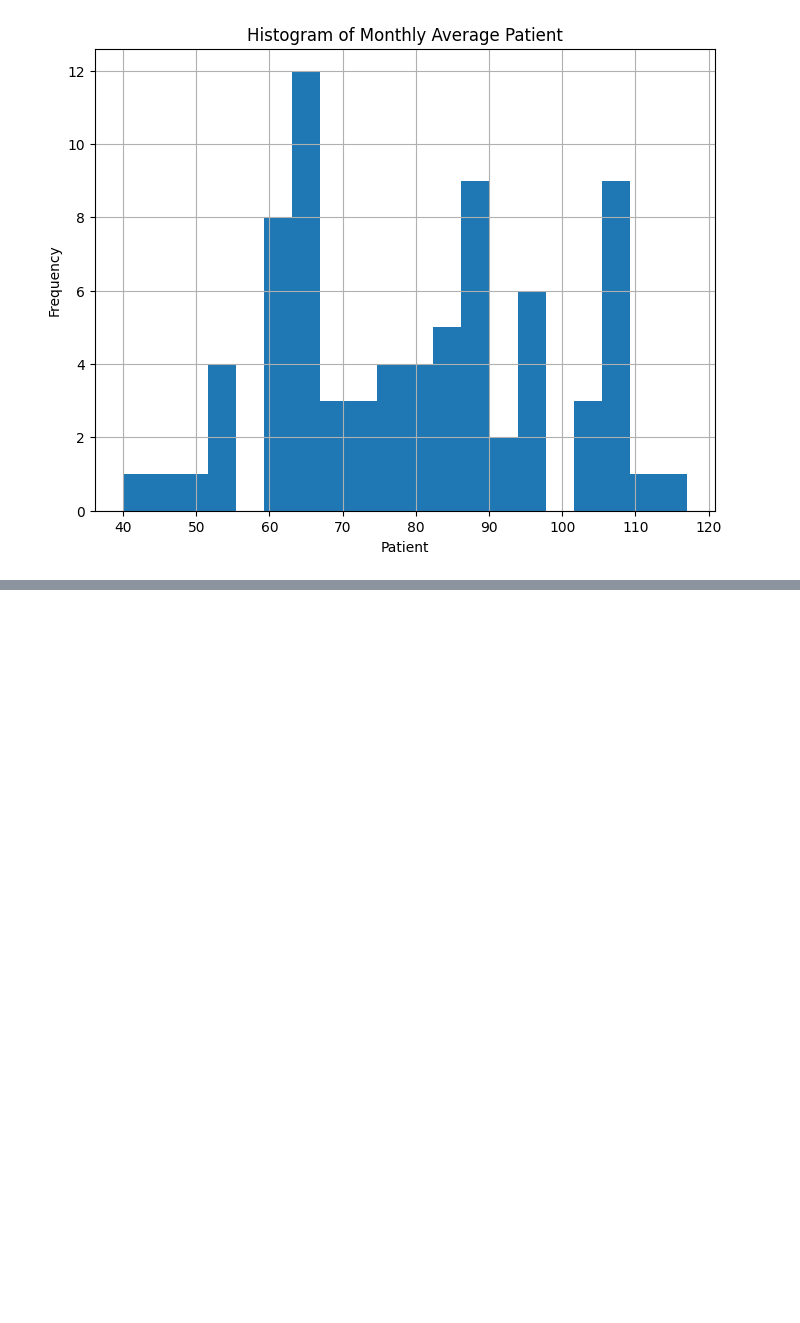
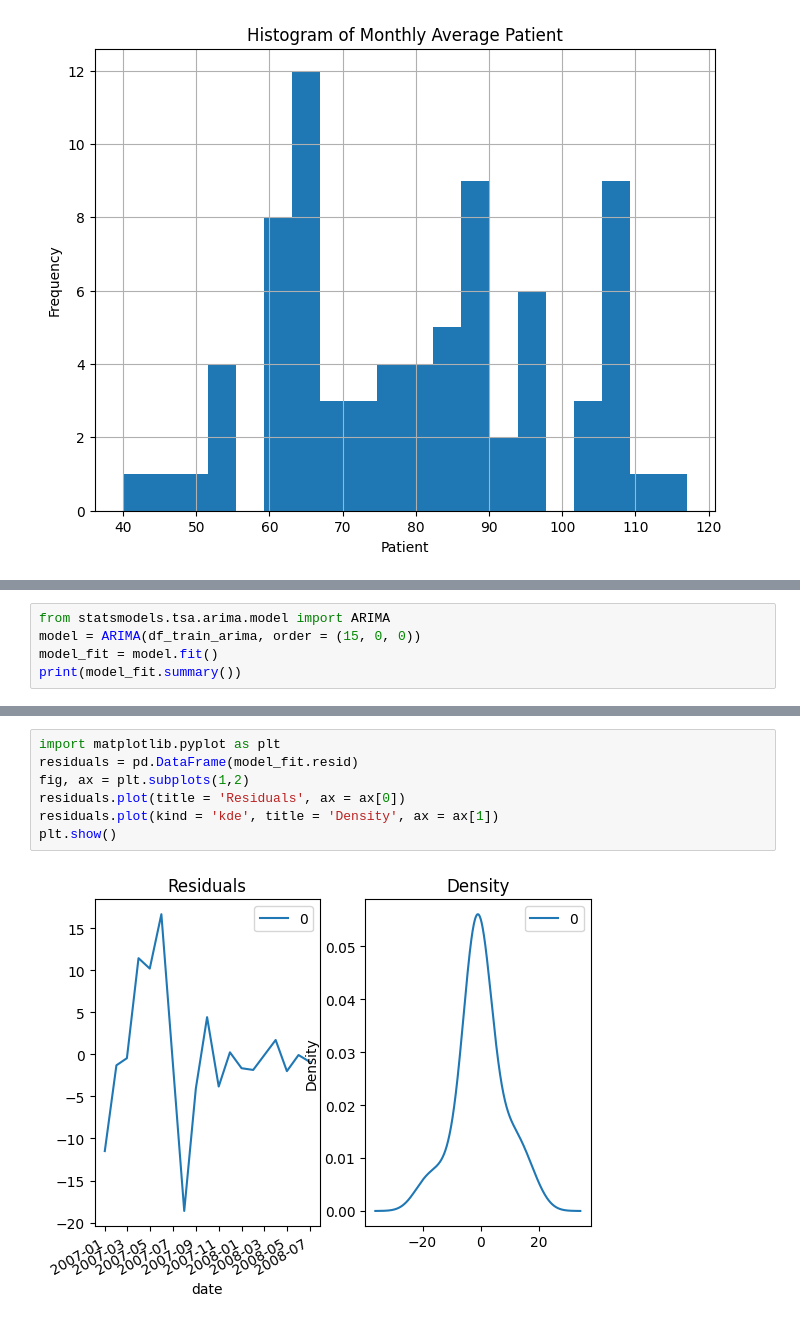
Before and after one commit to Ergiaa/A3_TheLongestNamePossibleToUse, a Jupyter notebook: main.ipynb, the cells around one changed output, grey strips where cells are left out. Cells and saved outputs as stored; diff of their text form; blank space fills up the shorter version.

```diff
--- a/main.ipynb
+++ b/main.ipynb
@@ -261,0 +312,5 @@ plt.show()
+# %%
+from statsmodels.tsa.arima.model import ARIMA
+model = ARIMA(df_train_arima, order = (15, 0, 0))
+model_fit = model.fit()
+print(model_fit.summary())
@@ -261,0 +335,9 @@ plt.show()
+# %%
+import matplotlib.pyplot as plt
+residuals = pd.DataFrame(model_fit.resid)
+fig, ax = plt.subplots(1,2)
+residuals.plot(title = 'Residuals', ax = ax[0])
+residuals.plot(kind = 'kde', title = 'Density', ax = ax[1])
+plt.show()
+# %% [output]
+[figure, added]
```
Also changed, not shown: parts of 9 cells of this notebook.
